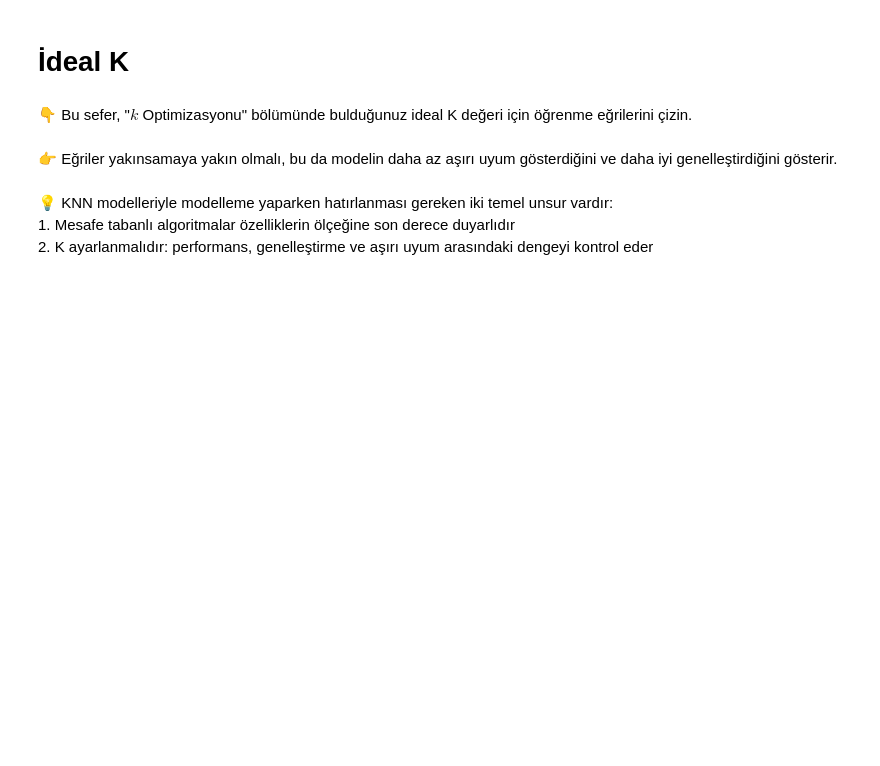
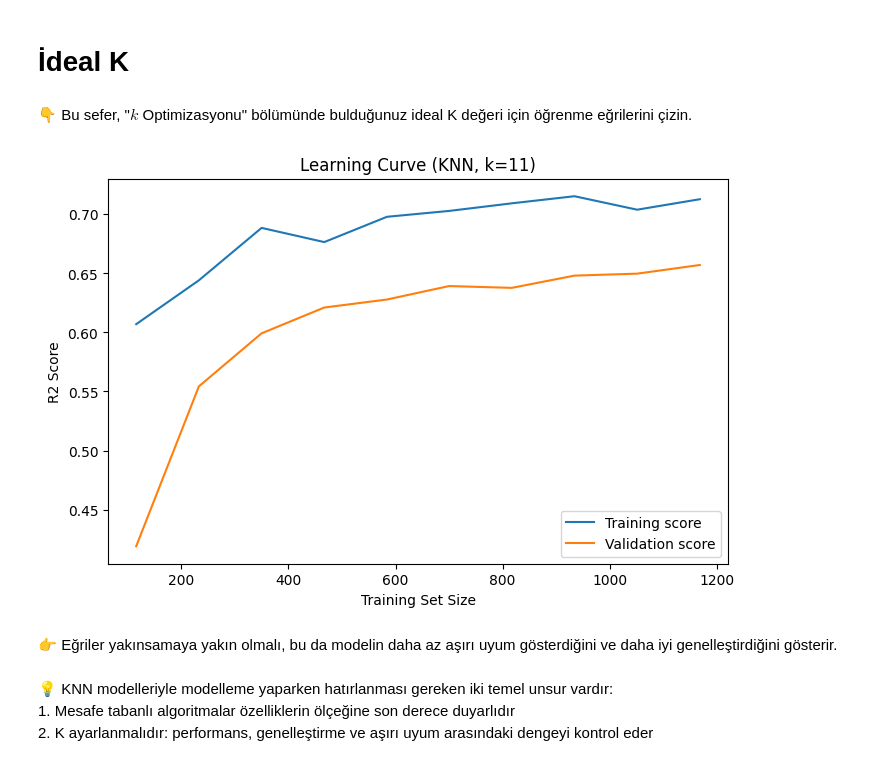
Before and after one commit to buseozgur/S16D1-S-data-knn, a Jupyter notebook: KNN.ipynb, the cells around one changed output. Saved outputs shown, nothing was run; the diff lists cells and outputs as text; code cells hidden in the pictures; blank space fills up the shorter version.

```diff
--- a/KNN.ipynb
+++ b/KNN.ipynb
@@ -288,3 +322,32 @@ git push origin master
+# %%
+# plot the k=11(best) parameter learning curve
+knn = KNeighborsRegressor(n_neighbors=best_k)
+
+train_sizes, train_scores, val_scores = learning_curve(
+    knn,
+    X_rescaled,
+    y,
+    cv=5,
+    scoring="r2",
+    train_sizes=np.linspace(0.1, 1.0, 10)
+)
+
+train_k11_mean = train_scores.mean(axis=1)
+val_k11_mean = val_scores.mean(axis=1)
+
+plt.figure(figsize=(8,5))
+
+plt.plot(train_sizes, train_k11_mean, label="Training score")
+plt.plot(train_sizes, val_k11_mean, label="Validation score")
+
+plt.xlabel("Training Set Size")
+plt.ylabel("R2 Score")
+plt.title("Learning Curve (KNN, k=11)")
+
+plt.legend()
+plt.show()
+# %% [output]
+[figure, added]
 # %% [markdown]
 👉 Eğriler yakınsamaya yakın olmalı, bu da modelin daha az aşırı uyum gösterdiğini ve daha iyi genelleştirdiğini gösterir.
 # %% [markdown]
```
Also changed, not shown: parts of 10 cells of this notebook.
